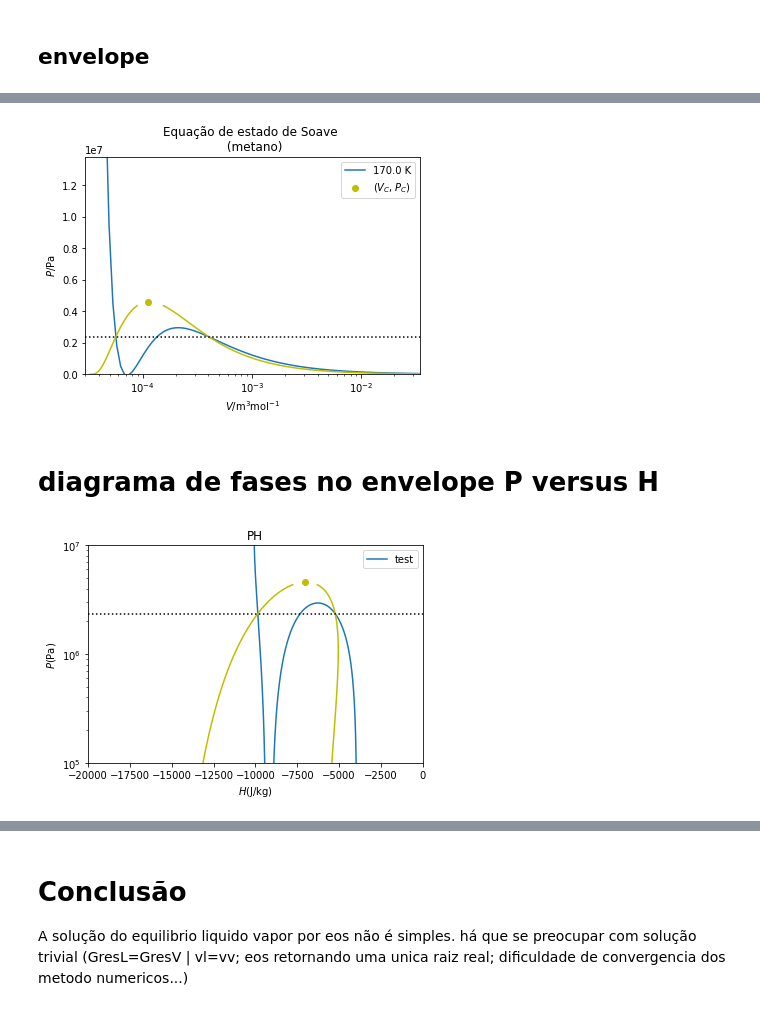
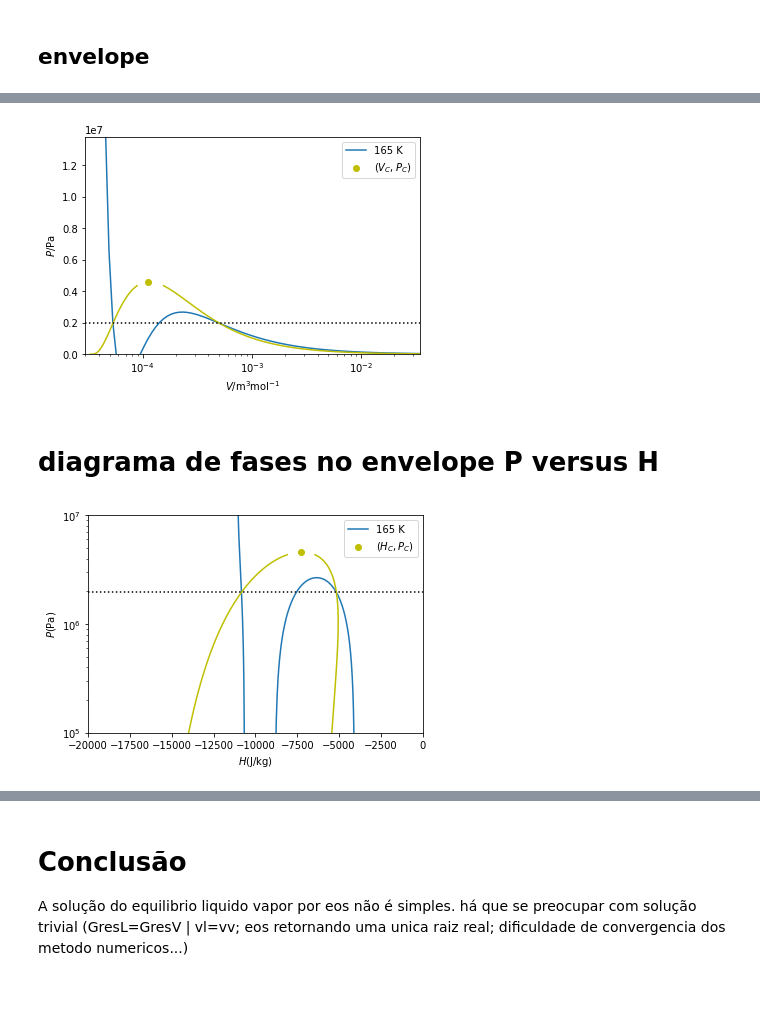
Before and after one commit to iurisegtovich/EQE359_Termodinamica_I, a Jupyter notebook: material_didatico/3_5_equacao_de_estado_cubica/aula_eos_puro_psat_SIMPLIFICADA.ipynb, the cells around one changed output, grey strips where cells are left out. Cells and saved outputs as stored; diff of their text form; code cells hidden in the pictures.

Commit message:
test run after merge, +style changes

```diff
--- a/material_didatico/3_5_equacao_de_estado_cubica/aula_eos_puro_psat_SIMPLIFICADA.ipynb
+++ b/material_didatico/3_5_equacao_de_estado_cubica/aula_eos_puro_psat_SIMPLIFICADA.ipynb
@@ -109,7 +109,8 @@ Aqui é implementada a equação de estado apresentada
 >
 > Notemos que o parâmetro $a$ da equação de Soave depende da temperatura, dessa forma faremos a implementação desse parâmetro como uma função global `func_a(T)`
 # %%
-def func_P_soave(T,Vm):
+# Cúbica
+def func_P_cubic(T,Vm):
     a=func_a(T=T)
     return R*T/(Vm-b) - a/(Vm**2 + u*b*Vm + w*b**2)
 
@@ -145,7 +146,7 @@ Aqui definimos array (vetor $\mathbb{R}^n$) contendo uma sequência finita de va
 
 Realizaremos o cálculo de pressão para cada elemento do array de volume molar, resultando em um array de valores calculados para pressão em data temperatura.
 # %%
-Ttest=170.
+Ttest=165.
 nV=100
 minV=b*1.01
 maxV=1e-1
@@ -154,7 +155,7 @@ print( "Vm:", seqVm )
 
 seqP=np.zeros(nV)
 for i in range(nV):
-    seqP[i]=func_P_soave(T=Ttest,Vm=seqVm[i])
+    seqP[i]=func_P_cubic(T=Ttest,Vm=seqVm[i])
 
 print( "P:", seqP )
 # %% [output]
@@ -332,8 +332,8 @@ def func_Plimits(T):
 
 
         #calcular a pressão correspondente a cada raiz de volume selecionada
-        Psupi = func_P_soave(T=T,Vm=Vsupi)
-        Pinfi = func_P_soave(T=T,Vm=Vinfi)
+        Psupi = func_P_cubic(T=T,Vm=Vsupi)
+        Pinfi = func_P_cubic(T=T,Vm=Vinfi)
 
     elif nVphysical==0:
         #não achamos faixa de busca
@@ -593,25 +592,24 @@ vc=vv
 # %%
-plt.plot(seqVm,seqP,label=str(Ttest)+' K') #create a logarithm vs logarithm scale plot of pressure vs volume, using the function pressure in each value of the volume list
+plt.plot(seqVm,seqP,label='{0:.0f}'.format(Ttest)+' K') #create a logarithm vs logarithm scale plot of pressure vs volume, using the function pressure in each value of the volume list
 plt.ylabel(r'$P / \mathrm{Pa}$') #create labels to be displayed in y axis of the plot
 plt.xlabel(r'${V} / \mathrm{m^{3}mol^{-1}}$') #use matplotlib's  mathtext to create special symbols in the x label
-plt.title('Equação de estado de Soave \n (metano)') #create a title for the figure
 plt.ylim(0,Pc*3)#define max and min limits of the y axis only to the positive pressure range. remember that this plot is in logarithm scale and it does not accept negative values.
 plt.xlim(b,(R*Tc/Pc)*100) #define max and min limits of the x axis
 plt.xscale('log')
 
 plt.plot(VL_seq,seqP3, color='y')
 plt.plot(VV_seq,seqP3, color='y')
 
 
 plt.axhline(Psat_test,color='black',ls=':')
 
 plt.scatter(vc,Pc,color='y',label=r'$(V_{C},P_{C})$')
 
 plt.legend()
 
 plt.show()
 # %% [output]
-[figure, old version]
+[figure, new version]
 # %% [markdown]
 # diagrama de fases no envelope P versus H
 # %%
@@ -667,7 +665,7 @@ for i in range(nV):
 # %%
 Hrealc=func_Hreal(T=Tc,P=Pc,Z=Pc*vc/(R*Tc))
 # %%
-plt.plot(seq_H,seq_P,label='test')
+plt.plot(seq_H,seq_P,label='{0:.0f}'.format(Ttest)+' K')
 plt.yscale('log')
 plt.ylabel(r'$P (\mathrm{Pa})$')
 plt.xlabel(r'${H} (\mathrm{J/Kg)}})$')
@@ -677,16 +675,15 @@ plt.plot(HV_seq,seqP3, color='y')
 plt.yscale('log')
 plt.ylabel(r'$P (\mathrm{Pa})$')
 plt.xlabel(r'${H} (\mathrm{J/kg})$')
-plt.title('PH')
 plt.xlim(-20000,0)
 plt.ylim(1e5,1e7)
 
-plt.scatter(Hrealc,Pc, color='y')
+plt.scatter(Hrealc,Pc, color='y',label=r'$(H_{C},P_{C})$')
 plt.axhline(Psat_test,color='black',ls=':')
 plt.legend()
 plt.show()
 # %% [output]
-[figure, old version]
+[figure, new version]
 # %%
 def func_Sres(T,P,Z): #cálculo da S residual
     B=b*P/(R*T)
```
Also changed, not shown: parts of 18 cells of this notebook.
